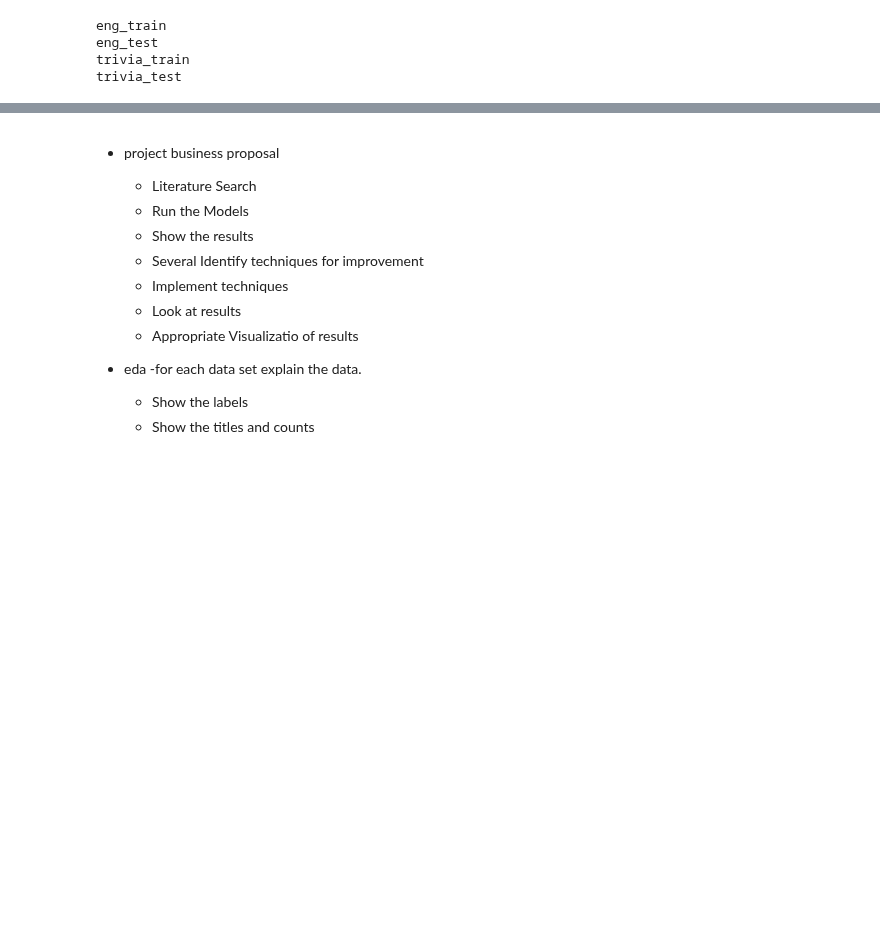
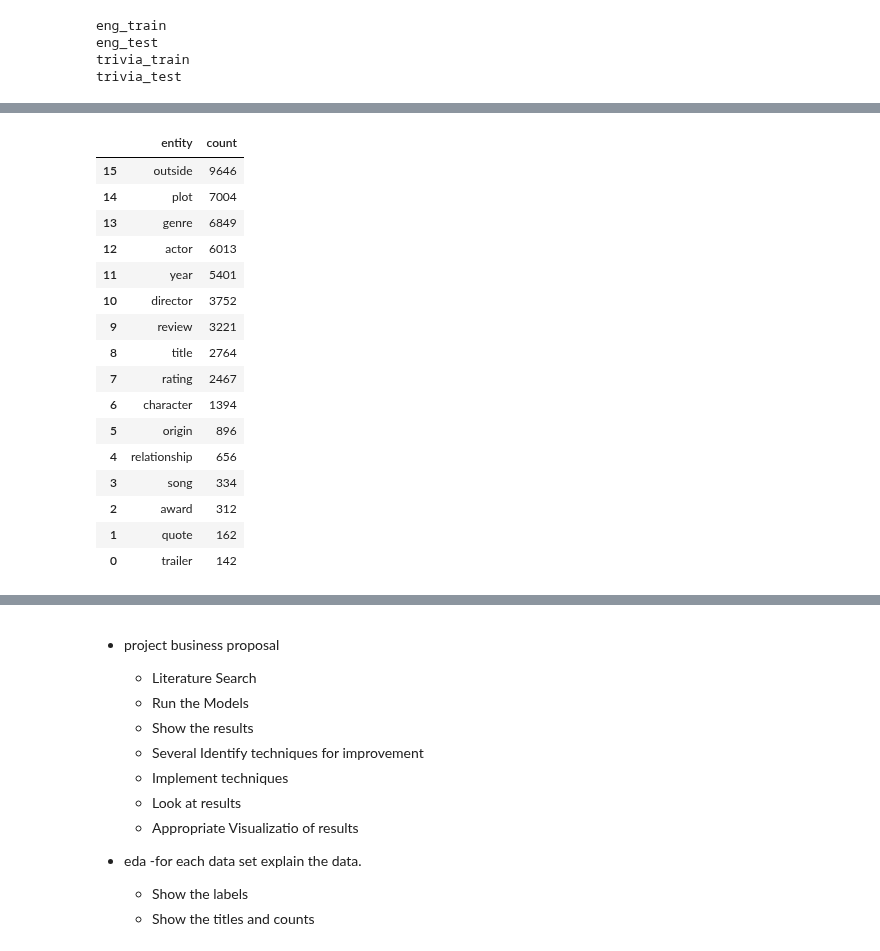
Before and after one commit to wbfrench1/barker_DATA606, a Jupyter notebook: src/proposal_eda.ipynb, the cells around one changed output, grey strips where cells are left out. Saved outputs shown, nothing was run; the diff lists cells and outputs as text; code cells hidden in the pictures; blank space fills up the shorter version.

```diff
--- a/src/proposal_eda.ipynb
+++ b/src/proposal_eda.ipynb
@@ -781,0 +945,23 @@ df = pd.read_csv('movie_data.csv')
+# %%
+df_entity_count = df_label['entity'].value_counts().sort_values(ascending=True).reset_index().copy()
+df_entity_count.rename(columns={'entity': 'count','index': 'entity', }, inplace=True)
+df_entity_count.sort_values(by='count', ascending=False, inplace=True)
+df_entity_count
+# %% [output]
+|  | entity | count |
+| 15 | outside | 9646 |
+| 14 | plot | 7004 |
+| 13 | genre | 6849 |
+| 12 | actor | 6013 |
+| 11 | year | 5401 |
+| 10 | director | 3752 |
+| 9 | review | 3221 |
+| 8 | title | 2764 |
+| 7 | rating | 2467 |
+| 6 | character | 1394 |
+| 5 | origin | 896 |
+| 4 | relationship | 656 |
+| 3 | song | 334 |
+| 2 | award | 312 |
+| 1 | quote | 162 |
+| 0 | trailer | 142 |
```
Also changed, not shown: parts of 22 cells of this notebook.
